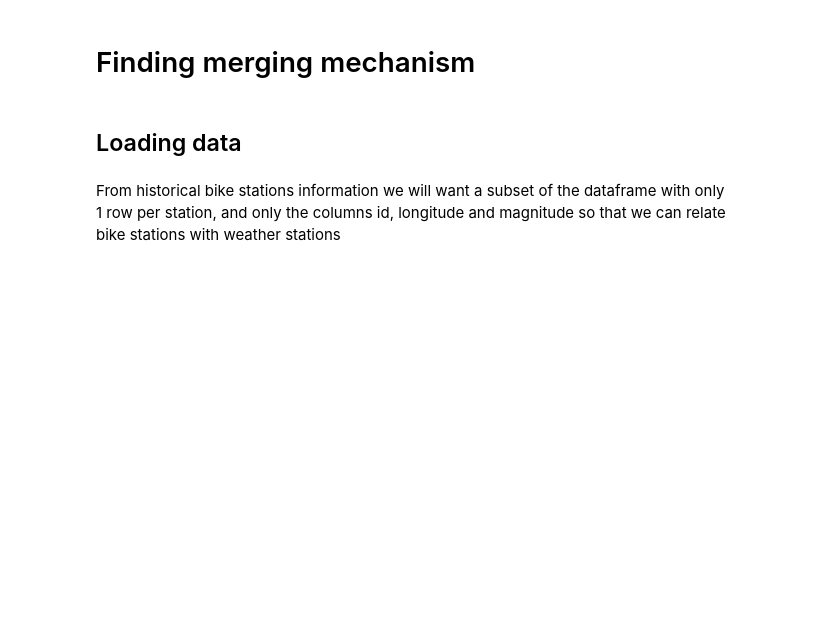
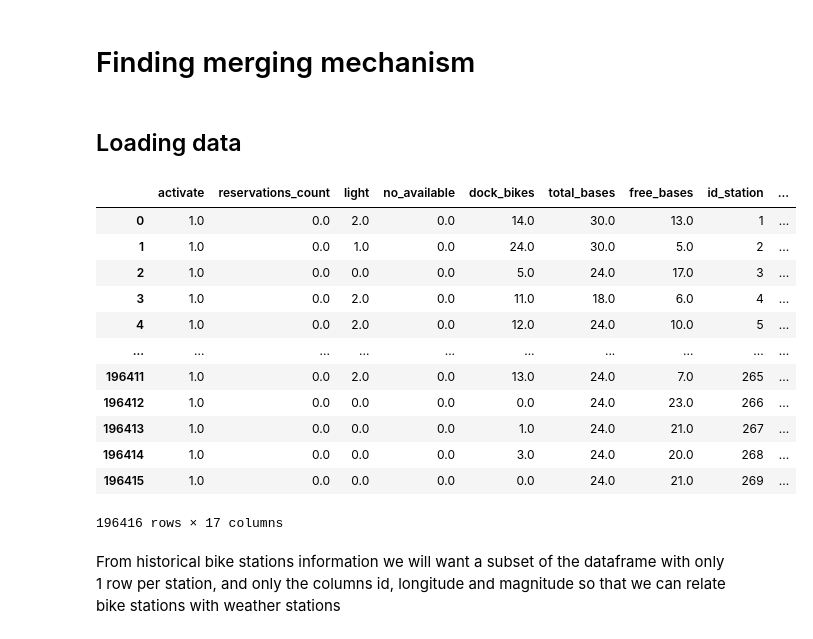
Before and after one commit to javi99/MT_predicting_BSD, a Jupyter notebook: data/development/weather_merging.ipynb, the cells around one changed output. Drawn from its saved outputs; the diff is of its cells as text; code cells hidden in the pictures; blank space fills up the shorter version.

```diff
--- a/data/development/weather_merging.ipynb
+++ b/data/development/weather_merging.ipynb
@@ -59,6 +59,22 @@ ws_df = basic_df_load_and_clean(data_folder, general_weather_file, sep = ";")
 hist_stations_df = basic_df_load_and_clean(data_folder, hist_bike_stations)
 
 weather_df = pd.read_csv(os.path.join(data_folder, hist_weater_file), sep=";")
+# %%
+hist_stations_df
+# %% [output]
+|  | activate | reservations_count | light | no_available | dock_bikes | total_bases | free_bases | id_station | ... |
+| 0 | 1.0 | 0.0 | 2.0 | 0.0 | 14.0 | 30.0 | 13.0 | 1 | ... |
+| 1 | 1.0 | 0.0 | 1.0 | 0.0 | 24.0 | 30.0 | 5.0 | 2 | ... |
+| 2 | 1.0 | 0.0 | 0.0 | 0.0 | 5.0 | 24.0 | 17.0 | 3 | ... |
+| 3 | 1.0 | 0.0 | 2.0 | 0.0 | 11.0 | 18.0 | 6.0 | 4 | ... |
+| 4 | 1.0 | 0.0 | 2.0 | 0.0 | 12.0 | 24.0 | 10.0 | 5 | ... |
+| ... | ... | ... | ... | ... | ... | ... | ... | ... | ... |
+| 196411 | 1.0 | 0.0 | 2.0 | 0.0 | 13.0 | 24.0 | 7.0 | 265 | ... |
+| 196412 | 1.0 | 0.0 | 0.0 | 0.0 | 0.0 | 24.0 | 23.0 | 266 | ... |
+| 196413 | 1.0 | 0.0 | 0.0 | 0.0 | 1.0 | 24.0 | 21.0 | 267 | ... |
+| 196414 | 1.0 | 0.0 | 0.0 | 0.0 | 3.0 | 24.0 | 20.0 | 268 | ... |
+| 196415 | 1.0 | 0.0 | 0.0 | 0.0 | 0.0 | 24.0 | 21.0 | 269 | ... |
+196416 rows × 17 columns
 # %% [markdown]
 From historical bike stations information we will want a subset of the dataframe with only 1 row per station, and only the columns id, longitude and magnitude so that we can relate bike stations with weather stations
 # %%
```
Also changed, not shown: parts of 5 cells of this notebook, 2 other files.
